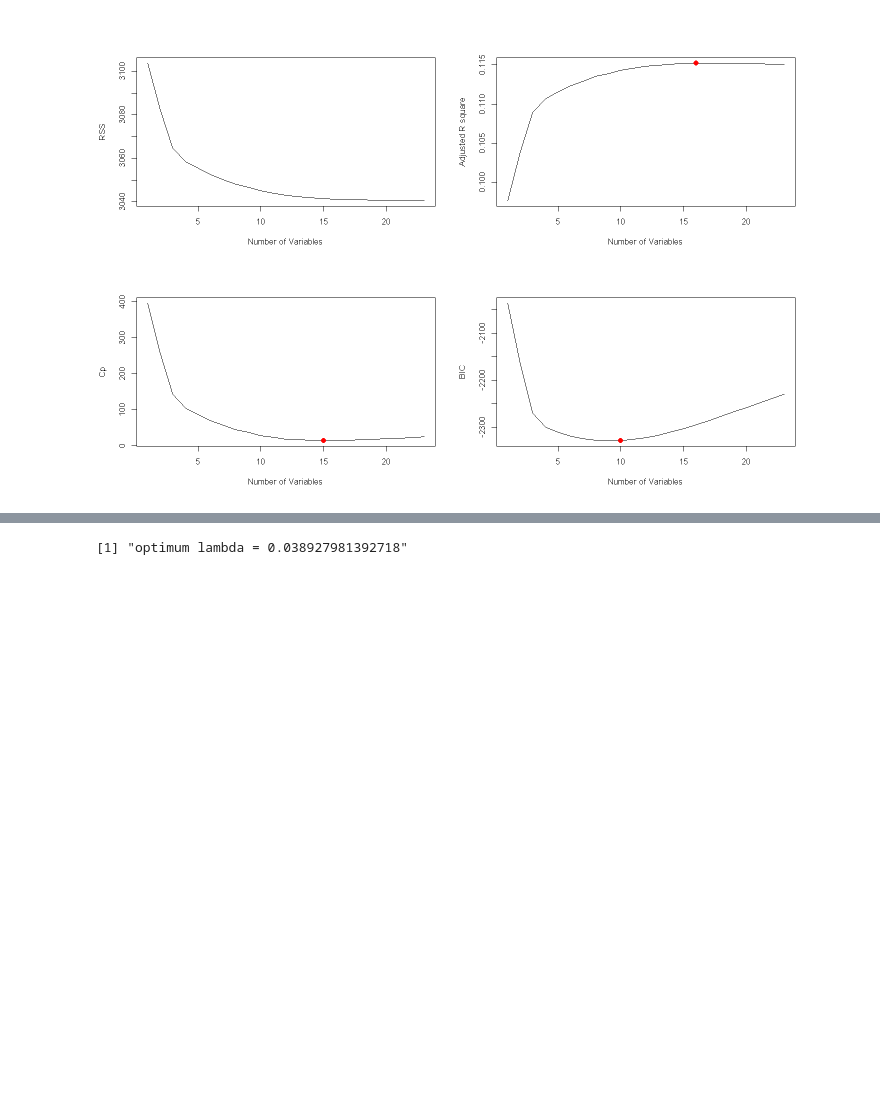
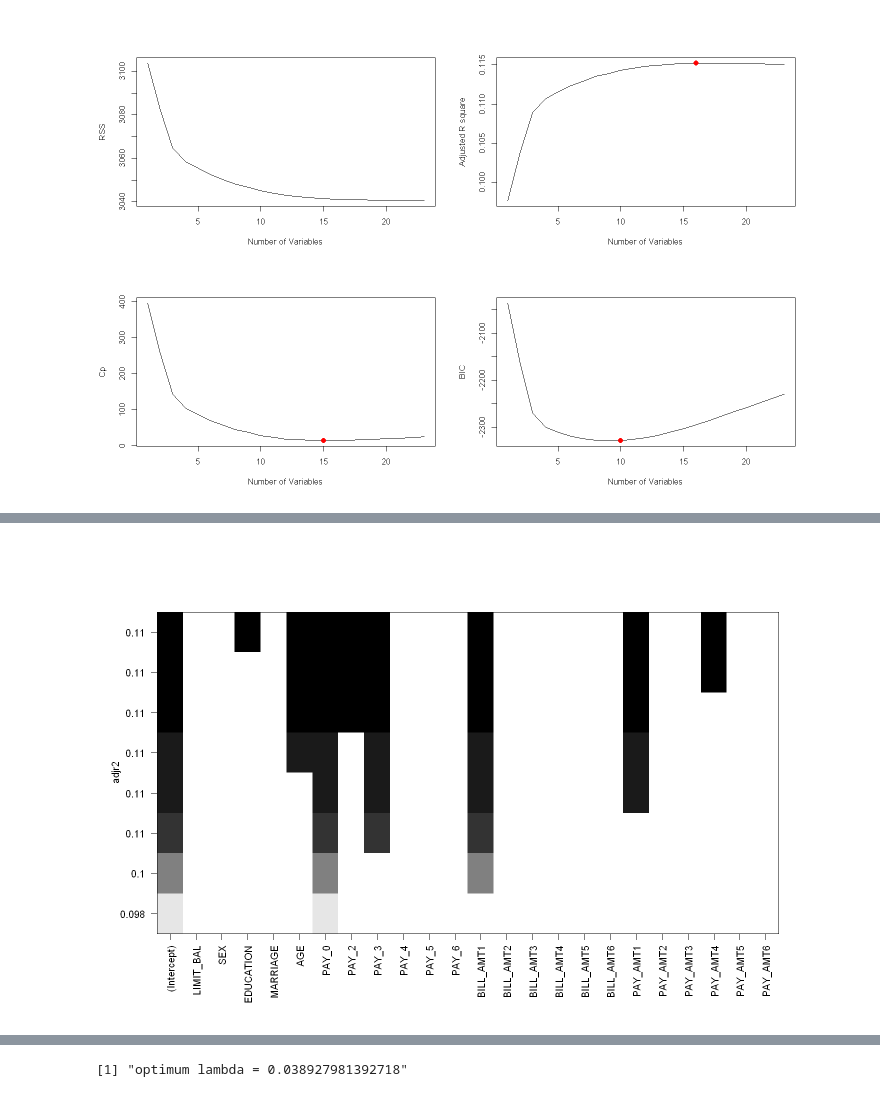
Before and after one commit to alipourmotlagh/MBD_statistical_learning, a Jupyter notebook: Individual Project/Motlagh_Project.ipynb, the cells around one changed output, grey strips where cells are left out. Saved outputs shown, nothing was run; the diff lists cells and outputs as text; code cells hidden in the pictures; blank space fills up the shorter version.

```diff
--- a/Individual Project/Motlagh_Project.ipynb
+++ b/Individual Project/Motlagh_Project.ipynb
@@ -494,0 +546,5 @@ PAY_3         FALSE      FALSE
+# %%
+# ploting the adjusted rate 2 of backward model
+plot(regfit.bwd,scale="adjr2")
+# %% [output]
+[figure, added]
```
Also changed, not shown: parts of 28 cells of this notebook, 1 other file.
